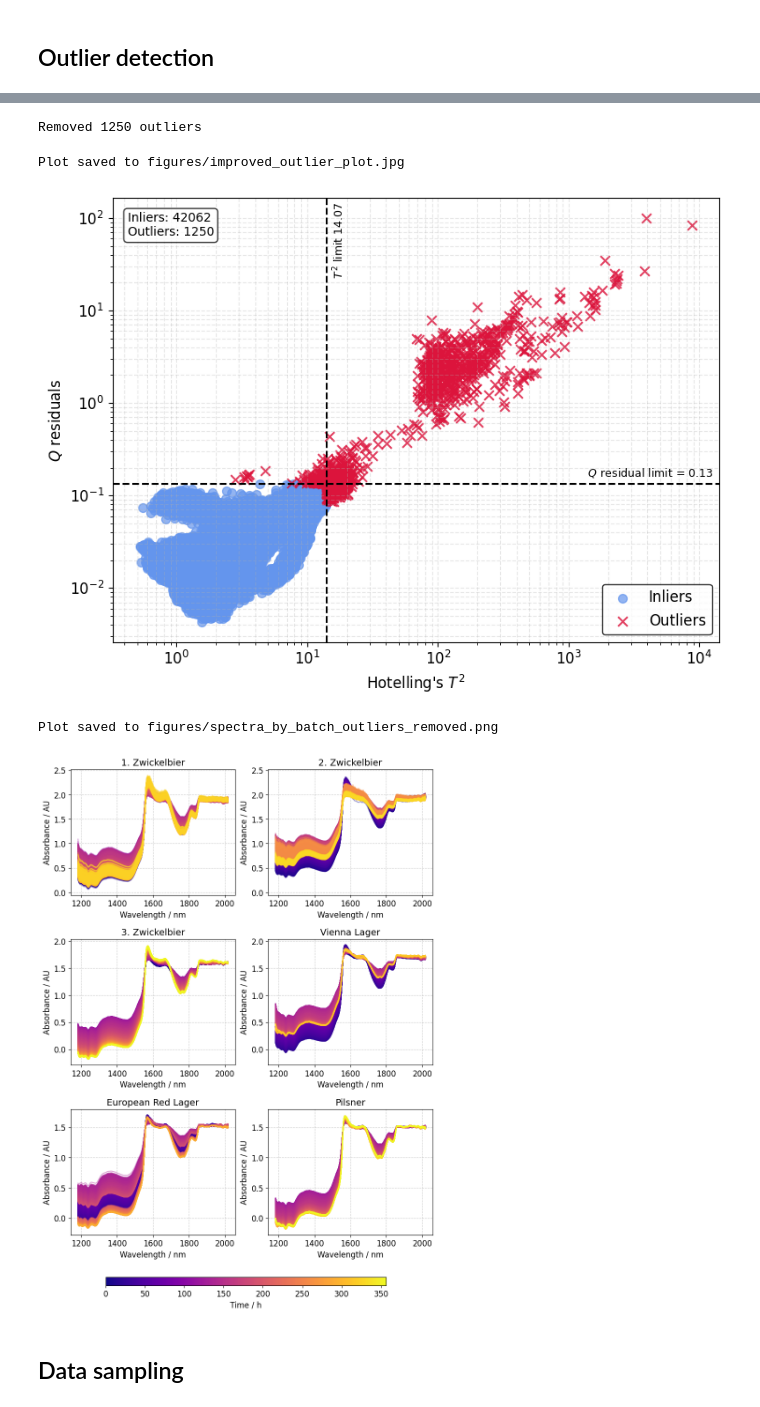
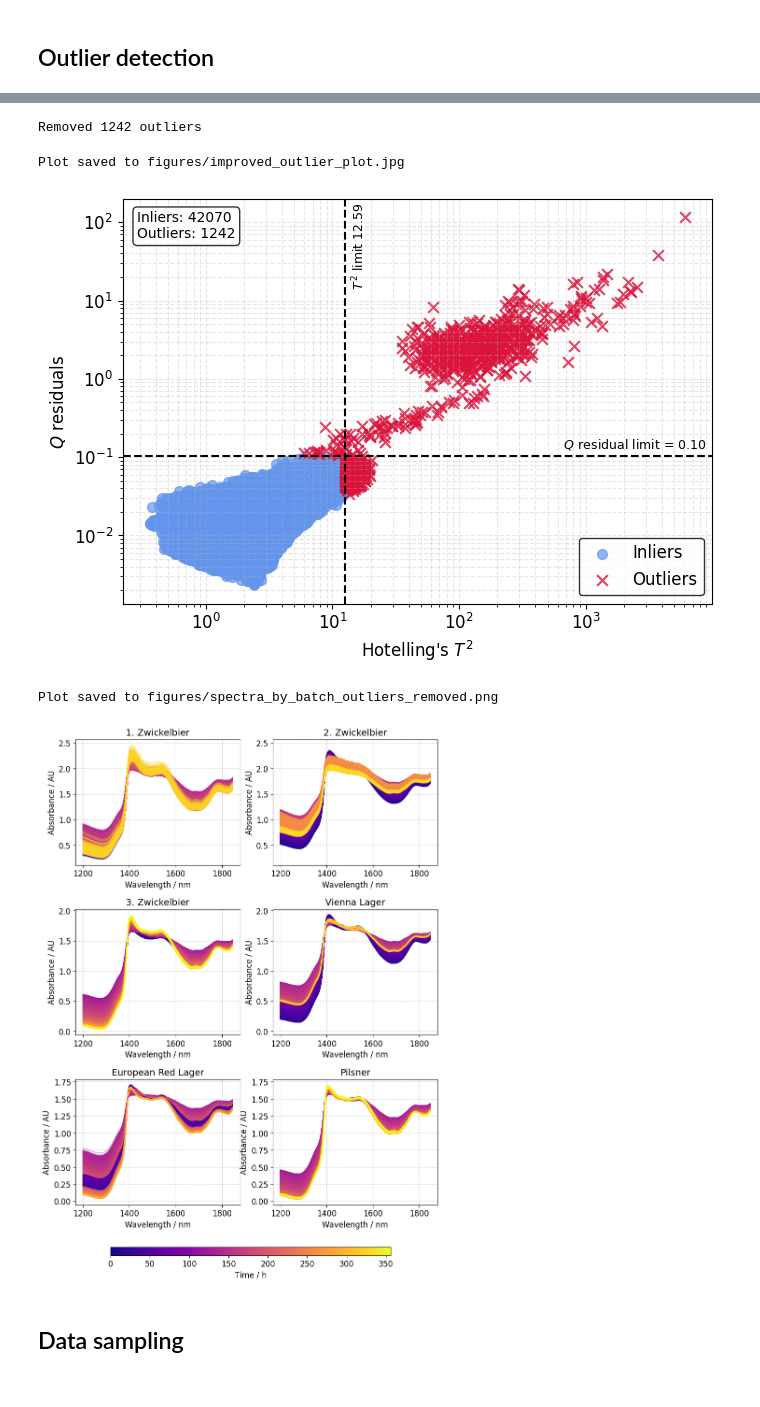
Before and after one commit to CTO-JKU/NIR-Beer-Fermentation-Monitoring, a Jupyter notebook: calibration.ipynb, the cells around one changed output, grey strips where cells are left out. Cells and saved outputs as stored; diff of their text form; code cells hidden in the pictures.

```diff
--- a/calibration.ipynb
+++ b/calibration.ipynb
@@ -49,3 +49,14 @@ df_nir = df_nir.select(
         for col in df_nir.columns
     ]
 )
+# %%
+# Find index of 1200 nm and 1800 nm
+wavelengths = 1e7 / np.linspace(3857,9994,359)
+# reverse wavelengths to match wavenumber order
+wavelengths = wavelengths[::-1]
+
+index_upper= np.argmin(np.abs(wavelengths - 1850))
+index_lower = np.argmin(np.abs(wavelengths - 1200))
+
+
+index_lower, index_upper
@@ -97,13 +110,13 @@ from NIRBeer.outlier_detection import detect_outliers
 from chemotools.feature_selection import RangeCut
 from sklearn.pipeline import Pipeline
 
-preprocessing = Pipeline([("range_cut", RangeCut(30, -30))])
+preprocessing = Pipeline([("range_cut", RangeCut(index_lower, index_upper))])
 
 result = detect_outliers(df_nir, alpha=0.05, var_threshold=0.95, preprocessing=preprocessing)
 
 print("Removed", df_nir.shape[0] - result.num_inliers, "outliers")
 # %% [output]
-Removed 1250 outliers
+Removed 1242 outliers
 # %%
 from NIRBeer.visualization import plot_detected_outliers
 
@@ -111,31 +124,30 @@ plot_detected_outliers(result.t2, result.q, result.inliers_mask, result.t2_limit
                            output_filename="figures/improved_outlier_plot.jpg")
 # %% [output]
 Plot saved to figures/improved_outlier_plot.jpg
-[figure, old version]
+[figure, new version]
 # %%
 from NIRBeer.visualization import plot_spectra_by_batch
 from sklearn.pipeline import Pipeline
 from chemotools.feature_selection import RangeCut
-import numpy as np
 
 df_nir_clean = result.df_inliers
 true_batch_names = ["1. Zwickelbier", "2. Zwickelbier", "3. Zwickelbier", "Vienna Lager", "European Red Lager", "Pilsner"]
-wavelengths = np.linspace(1100, 2100, 359)
+
 preprocessing = Pipeline([
-    ('range_cut', RangeCut(30, -30)),
+    ('range_cut', RangeCut(index_lower, index_upper)),
 ])
 
 plot_spectra_by_batch(df_nir_clean,
                       wavelengths,
                       batch_names=true_batch_names,
                       preprocessing=preprocessing,
                       n_cols=2,
                       output_filename="figures/spectra_by_batch_outliers_removed.png",
                       row_spacing=0.35
                       )
 # %% [output]
 Plot saved to figures/spectra_by_batch_outliers_removed.png
-[figure, old version]
+[figure, new version]
 # %% [markdown]
 ## Data sampling
 # %%
```
Also changed, not shown: parts of 21 cells of this notebook, 13 other files.
